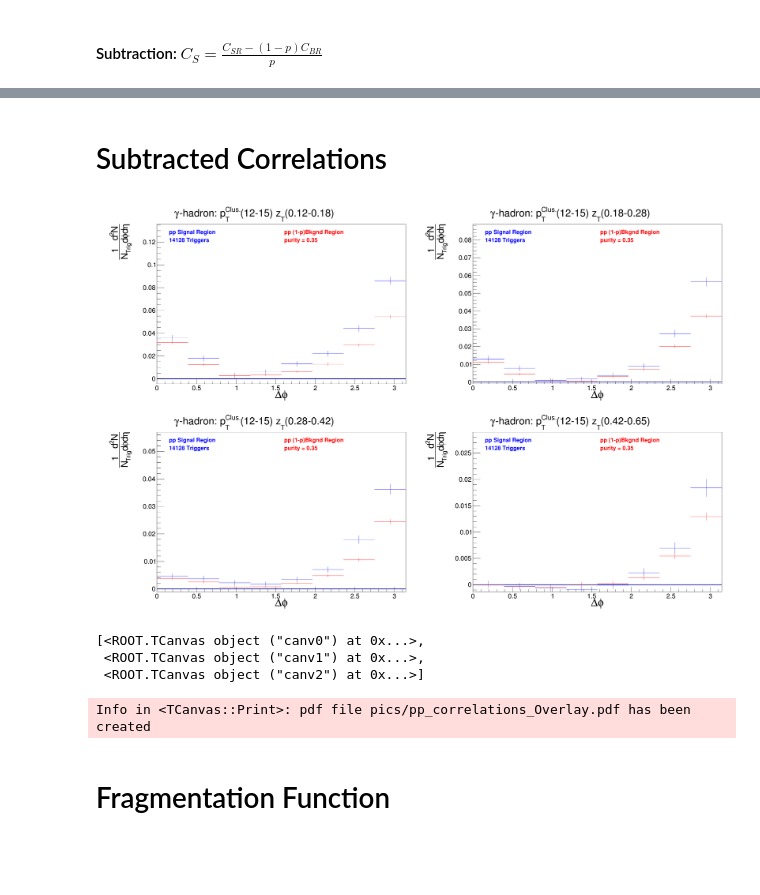
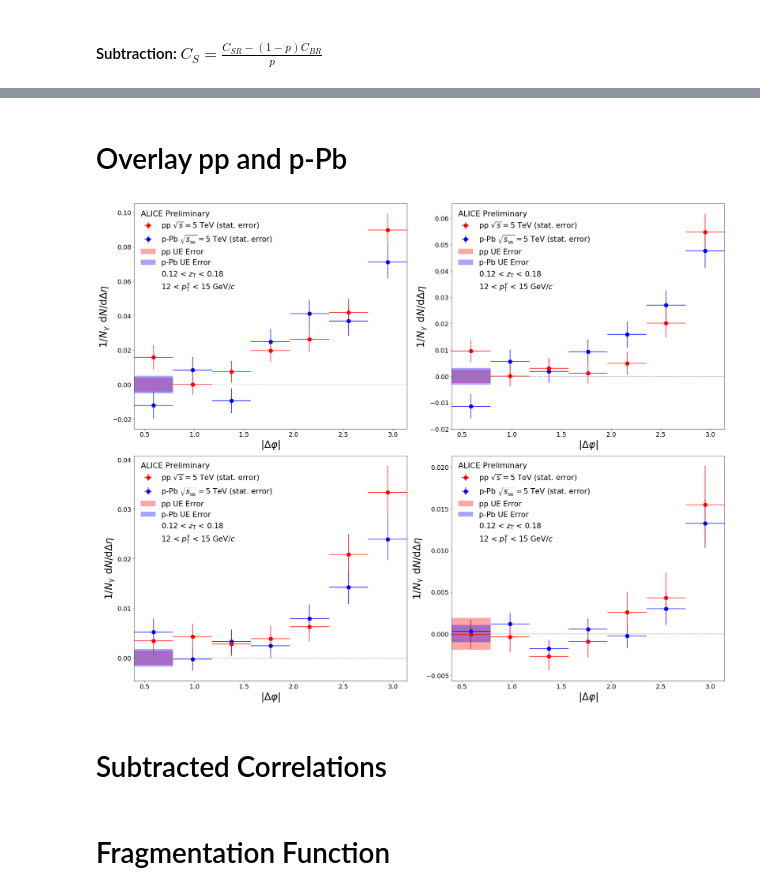
Before and after one commit to miguelignacio/CorrelationAnalysis, a Jupyter notebook: NtupleAnalysis/correlation.ipynb, the cells around one changed output, grey strips where cells are left out. Saved outputs shown, nothing was run; the diff lists cells and outputs as text; code cells hidden in the pictures; blank space fills up the shorter version.

```diff
--- a/NtupleAnalysis/correlation.ipynb
+++ b/NtupleAnalysis/correlation.ipynb
@@ -69,6 +64,11 @@ RootFile = 'InputData/17q_SE_NN_Correlation_GMB_Ratio.root'
 # %%
 #FIXME: Read from Corr_config.yaml
 #zTbins = [0.05, 0.1, 0.2, 0.4, 0.6, 0.8, 1.0, 1.2]
+#delta_phi_centers= np.array([0.19634954084936207, 0.5890486225480862, 0.9817477042468103, 1.3744467859455345, 1.7671458676442586, 2.1598449493429825, 2.552544031041707, 2.945243112740431])
+delta_phi_centers= np.array([0.5890486225480862, 0.9817477042468103, 1.3744467859455345, 1.7671458676442586, 2.1598449493429825, 2.552544031041707, 2.945243112740431])
+phi_width = [0.39269908169872414/2]*len(delta_phi_centers)
+ue_error_bar = np.array([0,0.05,0.1,0.15,0.2,0.25,0.3,0.39269908169872414,2*0.39269908169872414])
+
 zTbins = [0.05, 0.07670637, 0.11767734, 0.18053204, 0.27695915, 0.42489062, 0.65183634, 1]
 pTbins = [0,0,12, 15]
 NzT = 7
@@ -1344,0 +586,9 @@ def GetBKGsubtracted(filename,prfx,ptbin, ztbin, doZYAM=True, doSubtraction=True
+# %%
+pp_CSR = (pp_CSR - (1-purity)*pp_CBR)/purity
+pPb_CSR = (pPb_CSR - (1-purity)*pPb_CBR)/purity
+
+pp_CSR_Errors = pp_CSR_Errors/purity
+pPb_CSR_Errors = pPb_CSR_Errors/purity
+
+pp_LE_Error = pp_LE_Error/purity
+pPb_LE_Error = pPb_LE_Error/purity
@@ -1344,0 +640,43 @@ def GetBKGsubtracted(filename,prfx,ptbin, ztbin, doZYAM=True, doSubtraction=True
+# %% [markdown]
+# Overlay pp and p-Pb
+# %%
+for ipt in range (3):
+    if (ipt > 0): continue
+    ipt = ipt+2
+    fig = plt.figure(figsize=(25,20))
+    for izt in range (2,6):
+        ztb = izt-2
+
+        ax = fig.add_subplot(2,2,ztb+1)
+
+        pPb = plt.errorbar(delta_phi_centers,pPb_CSR[ztb],xerr=phi_width,yerr=pPb_CSR_Errors[ztb],fmt='bo',markersize=11)
+        pp = plt.errorbar(delta_phi_centers,pp_CSR[ztb],xerr=phi_width,yerr=pp_CSR_Errors[ztb],fmt='ro',markersize=11)
+
+        plt.xlabel(r'|$\Delta \varphi$|',fontsize=28)
+        plt.xticks(fontsize=18)
+        plt.xlim((0.39269908169872414,3.14159))
+        plt.ylabel(r'$1/N_{\gamma} \: \: \mathrm{d}N/\mathrm{d}\Delta \eta$',fontsize=28)
+        plt.yticks(fontsize=18)
+        plt.axhline(y=0,color='gray',linestyle='--',linewidth=1.3,alpha=0.8)
+
+        pp_UE = ax.fill_between(ue_error_bar,-pp_LE_Error[ztb],pp_LE_Error[ztb],facecolor='red',alpha=0.35) #Other for pp
+        pPb_UE = ax.fill_between(ue_error_bar,-pPb_LE_Error[ztb],pPb_LE_Error[ztb],facecolor='blue',alpha=0.35)#One for p-Pb
+
+        empt, = ax.plot([], [],' ')
+        empt2, = ax.plot([],[],' ')
+
+        leg = plt.legend([pp,pPb,pp_UE,pPb_UE,empt,empt2],['pp $\sqrt{s}= 5$ TeV (stat. error)',
+            'p-Pb $\sqrt{s_{\mathrm{_{NN}}}}=5$ TeV (stat. error)', 'pp UE Error', 'p-Pb UE Error',
+            r'0.12 < $z_\mathrm{T}$ < 0.18',r'12 < $p_\mathrm{T}^{\gamma}$ < 15 GeV/$c$'],
+            loc = "upper left",fontsize=21,frameon=False,numpoints=1)
+
+        leg.set_title("ALICE Preliminary")
+        leg._legend_box.align = "left"
+        plt.setp(leg.get_title(),fontsize=22)
+        fig.tight_layout()
+
+    plt.show()
+    #fig.savefig('pics/Gamma_hadron_corr_zT_%i.pdf'%(ztb))
+    fig.savefig('pics/Gamma_hadron_corr.pdf')
+# %% [output]
+[figure, added]
@@ -1550,8 +702,0 @@ def Looping(filename,DoZYAM,DoSub=True,DoSys=True):
-# %%
-Looping(MC_File,True,False,True)#Filename,DoZYAM,DoSub,!DoSys
-# %% [output]
-[figure, removed]
-[<ROOT.TCanvas object ("canv0") at 0x...>,
- <ROOT.TCanvas object ("canv1") at 0x...>,
- <ROOT.TCanvas object ("canv2") at 0x...>]
-Info in <TCanvas::Print>: pdf file pics/pp_correlations_Overlay.pdf has been created
```
Also changed, not shown: parts of 82 cells of this notebook, 11 other files.
